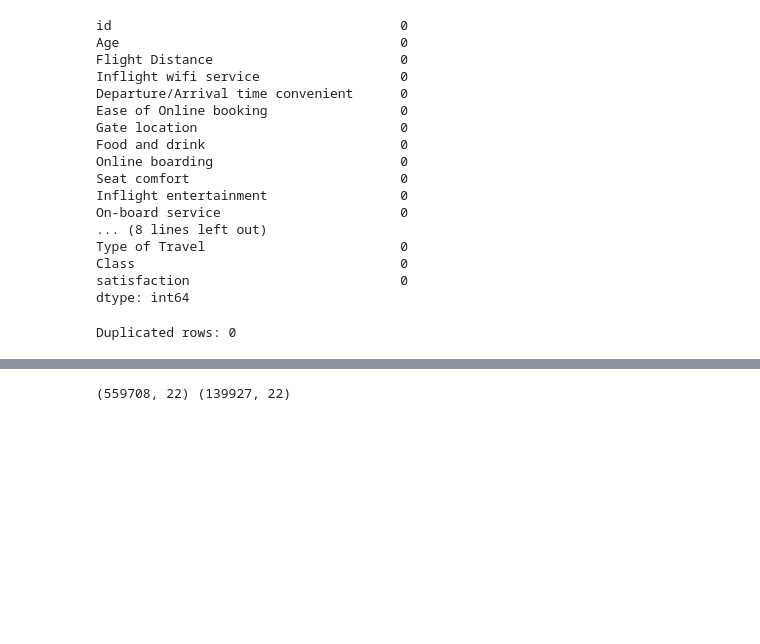
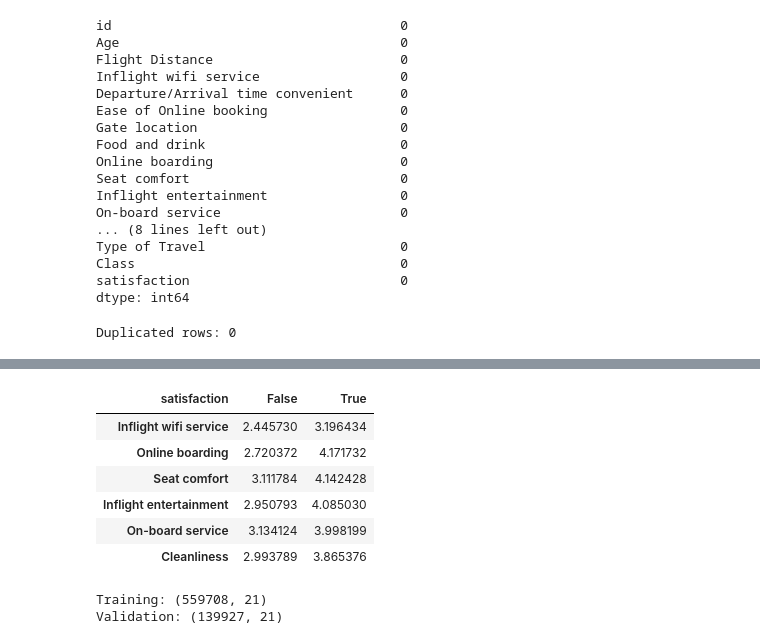
Before and after one commit to harishtadwal/kaggle-airline-satisfaction, a Jupyter notebook: airline-satisfaction.ipynb, the cells around one changed output, grey strips where cells are left out. Drawn from its saved outputs; the diff is of its cells as text; code cells hidden in the pictures; blank space fills up the shorter version.

```diff
--- a/airline-satisfaction.ipynb
+++ b/airline-satisfaction.ipynb
@@ -134,0 +188,20 @@ Name: proportion, dtype: float64
+# %%
+rating_cols = [
+    "Inflight wifi service",
+    "Online boarding",
+    "Seat comfort",
+    "Inflight entertainment",
+    "On-board service",
+    "Cleanliness"
+]
+
+rating_means = train_df.groupby("satisfaction")[rating_cols].mean().T
+display(rating_means)
+# %% [output]
+| satisfaction | False | True |
+| Inflight wifi service | 2.445730 | 3.196434 |
+| Online boarding | 2.720372 | 4.171732 |
+| Seat comfort | 3.111784 | 4.142428 |
+| Inflight entertainment | 2.950793 | 4.085030 |
+| On-board service | 3.134124 | 3.998199 |
+| Cleanliness | 2.993789 | 3.865376 |
@@ -135,15 +211,12 @@ Name: proportion, dtype: float64
 # %%
 from sklearn.model_selection import train_test_split
 
-target = "satisfaction"
-
-X = train_df.drop(columns=[target])
-y = train_df[target]
-
 X_train, X_test, y_train, y_test = train_test_split(
-    X, y, test_size=0.2, random_state=42,stratify=y
+    X, y, test_size=0.2, random_state=42, stratify=y
 )
 
-print(X_train.shape, X_test.shape)
+print("Training:",X_train.shape)
+print("Validation:",X_test.shape)
 # %% [output]
-(559708, 22) (139927, 22)
+Training: (559708, 21)
+Validation: (139927, 21)
```
Also changed, not shown: parts of 8 cells of this notebook.
